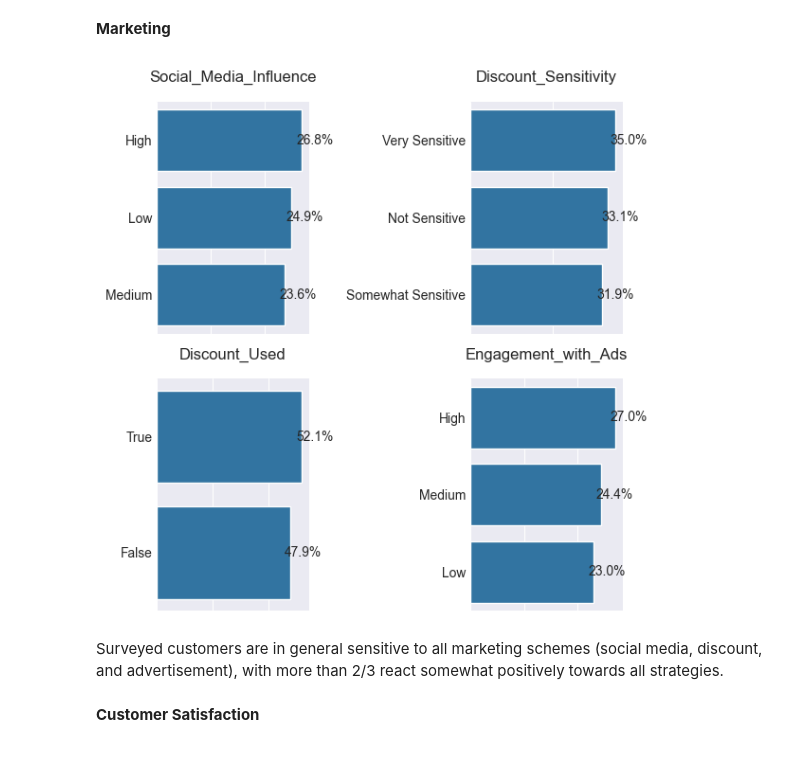
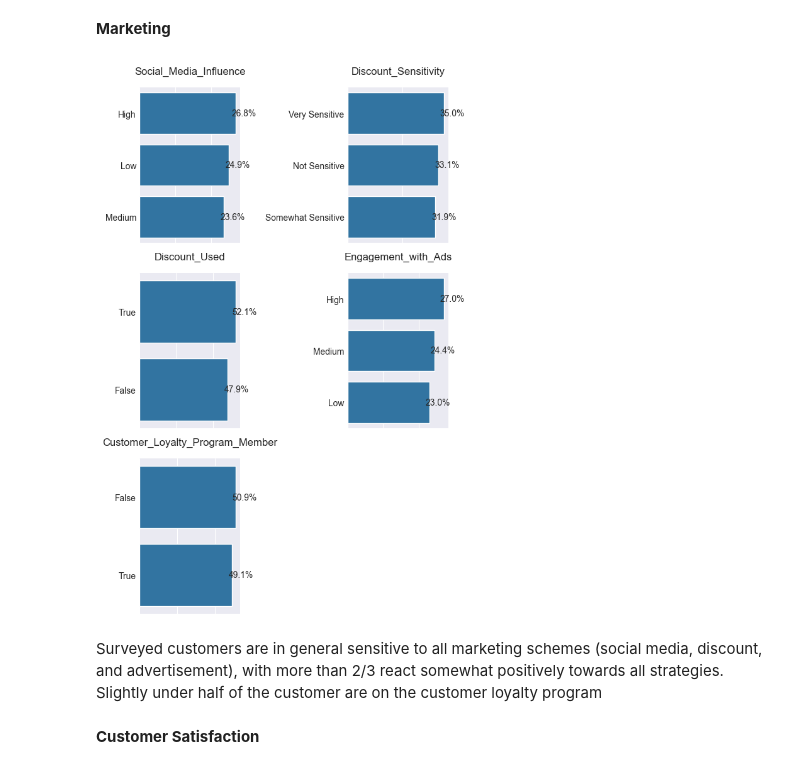
Before and after one commit to CelineChiLamNg/ecommerce_segmentation, a Jupyter notebook: analysis.ipynb, the cells around one changed output. Saved outputs shown, nothing was run; the diff lists cells and outputs as text; code cells hidden in the pictures.

```diff
--- a/analysis.ipynb
+++ b/analysis.ipynb
@@ -295,8 +296,8 @@ days).
 # %% [markdown]
 Let's look at the data distribution
 # %%
-data_distribution = data_data_cleaning.drop(columns = ['Customer_ID',
-                                                       'Location', 'Time_of_Purchase'])
+data_distribution = data_data_cleaning.copy()
+                     #.drop(columns = ['Customer_ID','Location', 'Time_of_Purchase']))
 
 feature_demographic = ['Age', 'Gender', 'Income_Level',
                        'Marital_Status', 'Education_Level', 'Occupation']
@@ -306,9 +307,8 @@ feature_purchase_pattern = ['Purchase_Category', 'Purchase_Amount',
                             'Time_to_Decision',
                             'Time_Spent_on_Product_Research(hours)', 'Shipping_Preference']
 feature_marketing = ['Social_Media_Influence', 'Discount_Sensitivity',
-                     'Discount_Used', 'Engagement_with_Ads']
-feature_customer_satisfaction = ['Product_Rating', 'Customer_Satisfaction', 'Brand_Loyalty', 'Return_Rate',
-                                 'Customer_Loyalty_Program_Member']
+                     'Discount_Used', 'Engagement_with_Ads', 'Customer_Loyalty_Program_Member']
+feature_customer_satisfaction = ['Product_Rating', 'Customer_Satisfaction', 'Brand_Loyalty', 'Return_Rate']
 
 num_cols = data_distribution.select_dtypes(include='number').columns
 # %% [markdown]
@@ -387,14 +387,14 @@ devices used for shopping
 # %% [markdown]
 **Marketing**
 # %%
-percentage_subplots(data=data_distribution, columns=feature_marketing, nrows=2,
+percentage_subplots(data=data_distribution, columns=feature_marketing, nrows=3,
                     ncols=2)
 # %% [output]
-[figure, old version]
+[figure, new version]
 # %% [markdown]
 Surveyed customers are in general sensitive to  all marketing schemes
 (social media, discount, and advertisement), with more than 2/3
-react somewhat positively towards all strategies.
+react somewhat positively towards all strategies. Slightly under half of the customer are on the customer loyalty program
 # %% [markdown]
 **Customer Satisfaction**
 # %%
```
Also changed, not shown: parts of 43 cells of this notebook, 2 other files.
